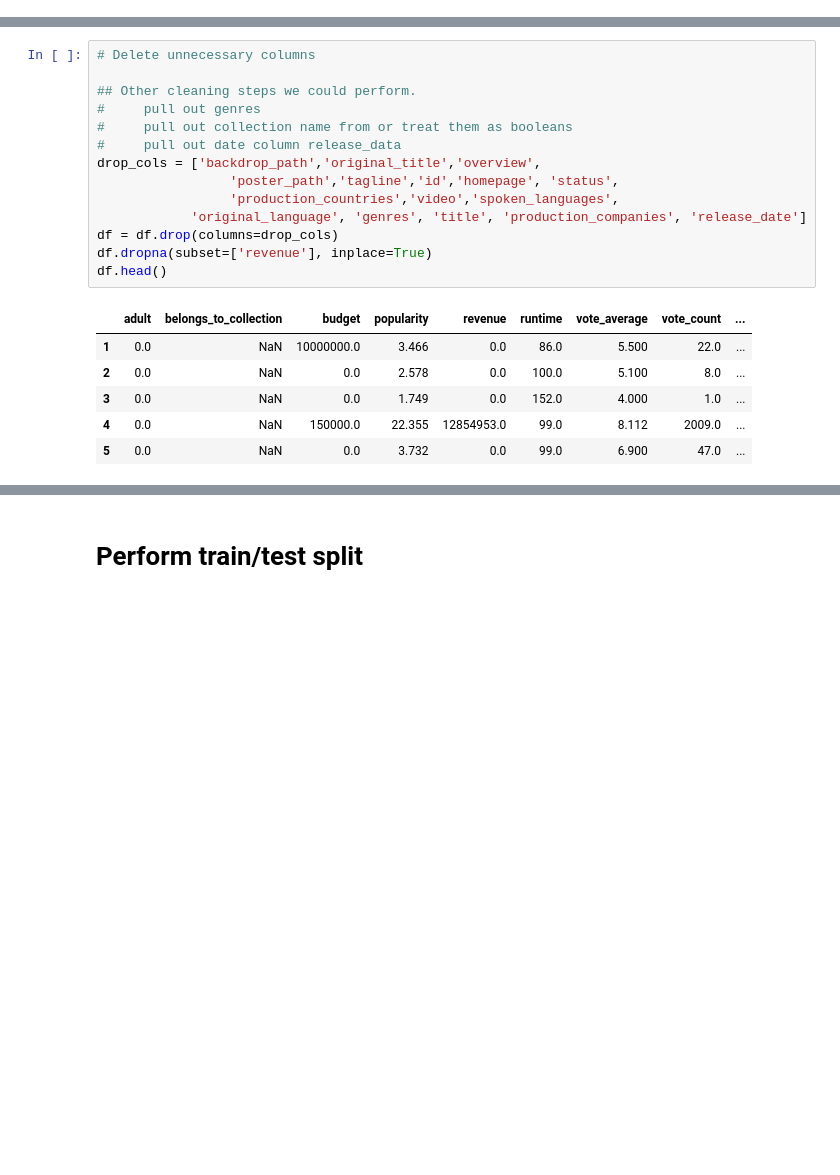
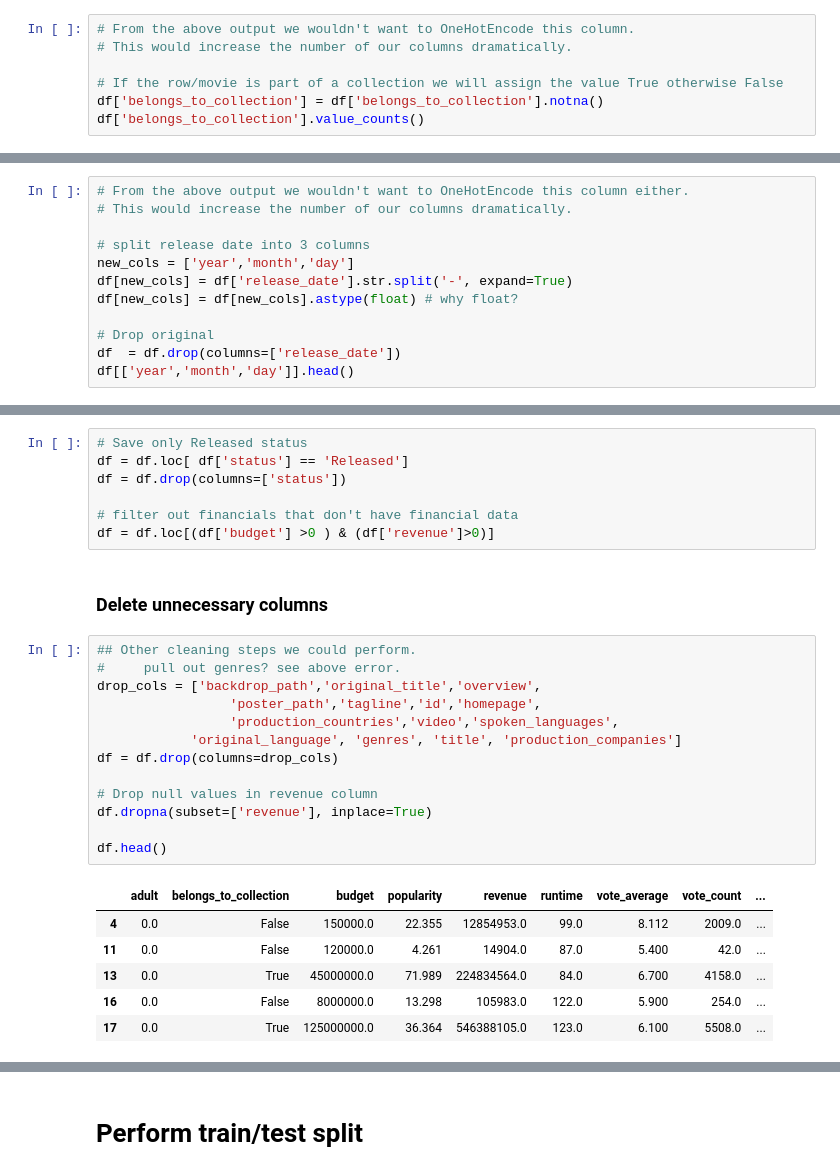
Before and after one commit to zevy613/Final-Project-The-Making-of-a-Successful-Movie, a Jupyter notebook: 6_LinearRegression.ipynb, the cells around one changed output, grey strips where cells are left out. Drawn from its saved outputs; the diff is of its cells as text; blank space fills up the shorter version.

```diff
--- a/6_LinearRegression.ipynb
+++ b/6_LinearRegression.ipynb
@@ -34,0 +52,7 @@ df.shape
+# %%
+# From the above output we wouldn't want to OneHotEncode this column.
+# This would increase the number of our columns dramatically.
+
+# If the row/movie is part of a collection we will assign the value True otherwise False
+df['belongs_to_collection'] = df['belongs_to_collection'].notna()
+df['belongs_to_collection'].value_counts()
@@ -34,0 +144,12 @@ df.shape
+# %%
+# From the above output we wouldn't want to OneHotEncode this column either.
+# This would increase the number of our columns dramatically.
+
+# split release date into 3 columns
+new_cols = ['year','month','day']
+df[new_cols] = df['release_date'].str.split('-', expand=True)
+df[new_cols] = df[new_cols].astype(float) # why float?
+
+# Drop original
+df  = df.drop(columns=['release_date'])
+df[['year','month','day']].head()
@@ -35,24 +179,32 @@ df.shape
+# %%
+# Save only Released status
+df = df.loc[ df['status'] == 'Released']
+df = df.drop(columns=['status'])
+
+# filter out financials that don't have financial data
+df = df.loc[(df['budget'] >0 ) & (df['revenue']>0)]
+# %% [markdown]
+### Delete unnecessary columns
 # %%
-# Delete unnecessary columns
+## Other cleaning steps we could perform.
+#     pull out genres? see above error.
+drop_cols = ['backdrop_path','original_title','overview',
+                 'poster_path','tagline','id','homepage',
+                 'production_countries','video','spoken_languages',
+            'original_language', 'genres', 'title', 'production_companies']
+df = df.drop(columns=drop_cols)
 
-## Other cleaning steps we could perform.
-#     pull out genres
-#     pull out collection name from or treat them as booleans
-#     pull out date column release_data
-drop_cols = ['backdrop_path','original_title','overview',
-                 'poster_path','tagline','id','homepage', 'status',
-                 'production_countries','video','spoken_languages',
-            'original_language', 'genres', 'title', 'production_companies', 'release_date']
-df = df.drop(columns=drop_cols)
+# Drop null values in revenue column
 df.dropna(subset=['revenue'], inplace=True)
+
 df.head()
 # %% [output]
 |  | adult | belongs_to_collection | budget | popularity | revenue | runtime | vote_average | vote_count | ... |
-| 1 | 0.0 | NaN | 10000000.0 | 3.466 | 0.0 | 86.0 | 5.500 | 22.0 | ... |
-| 2 | 0.0 | NaN | 0.0 | 2.578 | 0.0 | 100.0 | 5.100 | 8.0 | ... |
-| 3 | 0.0 | NaN | 0.0 | 1.749 | 0.0 | 152.0 | 4.000 | 1.0 | ... |
-| 4 | 0.0 | NaN | 150000.0 | 22.355 | 12854953.0 | 99.0 | 8.112 | 2009.0 | ... |
-| 5 | 0.0 | NaN | 0.0 | 3.732 | 0.0 | 99.0 | 6.900 | 47.0 | ... |
+| 4 | 0.0 | False | 150000.0 | 22.355 | 12854953.0 | 99.0 | 8.112 | 2009.0 | ... |
+| 11 | 0.0 | False | 120000.0 | 4.261 | 14904.0 | 87.0 | 5.400 | 42.0 | ... |
+| 13 | 0.0 | True | 45000000.0 | 71.989 | 224834564.0 | 84.0 | 6.700 | 4158.0 | ... |
+| 16 | 0.0 | False | 8000000.0 | 13.298 | 105983.0 | 122.0 | 5.900 | 254.0 | ... |
+| 17 | 0.0 | True | 125000000.0 | 36.364 | 546388105.0 | 123.0 | 6.100 | 5508.0 | ... |
 # %%
 df.info()
 # %% [output]
```
Also changed, not shown: parts of 62 cells of this notebook.
